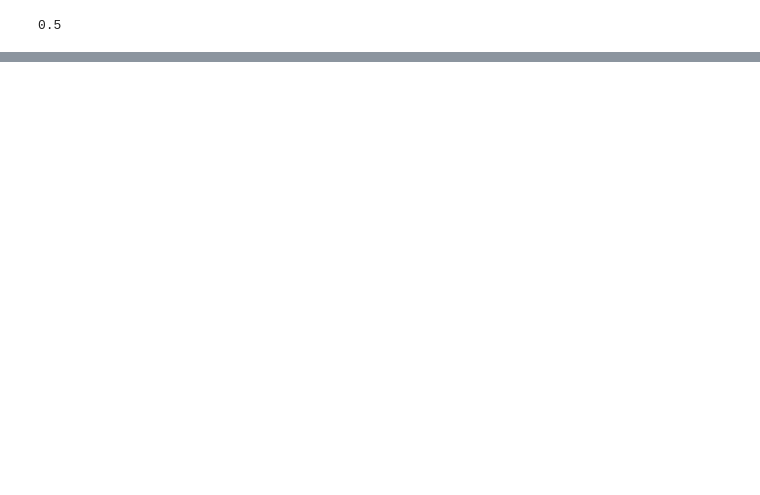
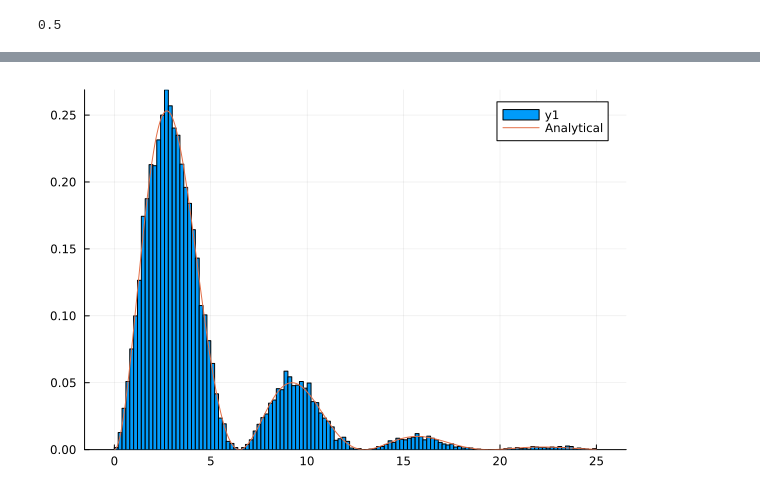
Before and after one commit to Ste1nb0cK/QuTaM.jl, a Jupyter notebook: Gillipsie.ipynb, the cells around one changed output, grey strips where cells are left out. Cells and saved outputs as stored; diff of their text form; code cells hidden in the pictures; blank space fills up the shorter version.

```diff
--- a/Gillipsie.ipynb
+++ b/Gillipsie.ipynb
@@ -99,0 +100,42 @@ plot!(t_given, r_avg[:, 2])
+# %%
+import Distributions
+using HypothesisTests
+using QuadGK
+using Random
+
+struct WTD_rf <: Distributions.ContinuousUnivariateDistribution
+    omega::Float64
+    gamma::Float64
+
+end
+
+
+function Distributions.support(d::WTD_rf)
+    return Distributions.Interval(0, Inf)
+end
+
+function Distributions.pdf(d::WTD_rf, tau::Real)
+        # Replace with your custom formula
+        gamma = d.gamma
+        omega = d.omega
+        return (16*gamma*omega^2)*exp(-0.5*gamma*tau) * sin(0.25*tau*sqrt(16*omega^2-gamma^2))^2/(-gamma^2+16*omega^2)
+    end
+
+function Distributions.cdf(d::WTD_rf, t::Real)
+    pdf(tau) = (16*gamma*omega^2)*exp(-0.5*gamma*tau) * sin(0.25*tau*sqrt(16*omega^2-gamma^2))^2/(-gamma^2+16*omega^2)
+    return quadgk(pdf, 0, t, rtol=1e-8)[1]
+end
+
+
+function Base.rand(rng::AbstractRNG, d::WTD_rf)
+    # Use inversion sampling
+    alpha = rand()
+    t = 0
+    dt = 0.001 # This is a magic number, the point is that this matches the dt in rf_params
+    while Distributions.cdf(d, t) < alpha
+        t = dt + t
+    end
+    return t  # Return a sample
+end
+# %%
+f = WTD_rf(gamma, omega)
@@ -100,4 +181,6 @@ plot!(t_given, r_avg[:, 2])
 # %%
 WTD_analytical(tau) =  (16*gamma*omega^2)*exp(-0.5*gamma*tau) * sin(0.25*tau*sqrt(16*omega^2-gamma^2))^2/(-gamma^2+16*omega^2)
 histogram(tau_sample, normalize=:pdf)
-plot!(t_given, WTD_analytical.(t_given), label="Analytical")
+plot!(t_given, Distributions.pdf.(f, t_given), label="Analytical")
+# %% [output]
+[figure, added]
```
Also changed, not shown: parts of 12 cells of this notebook, 7 other files.
